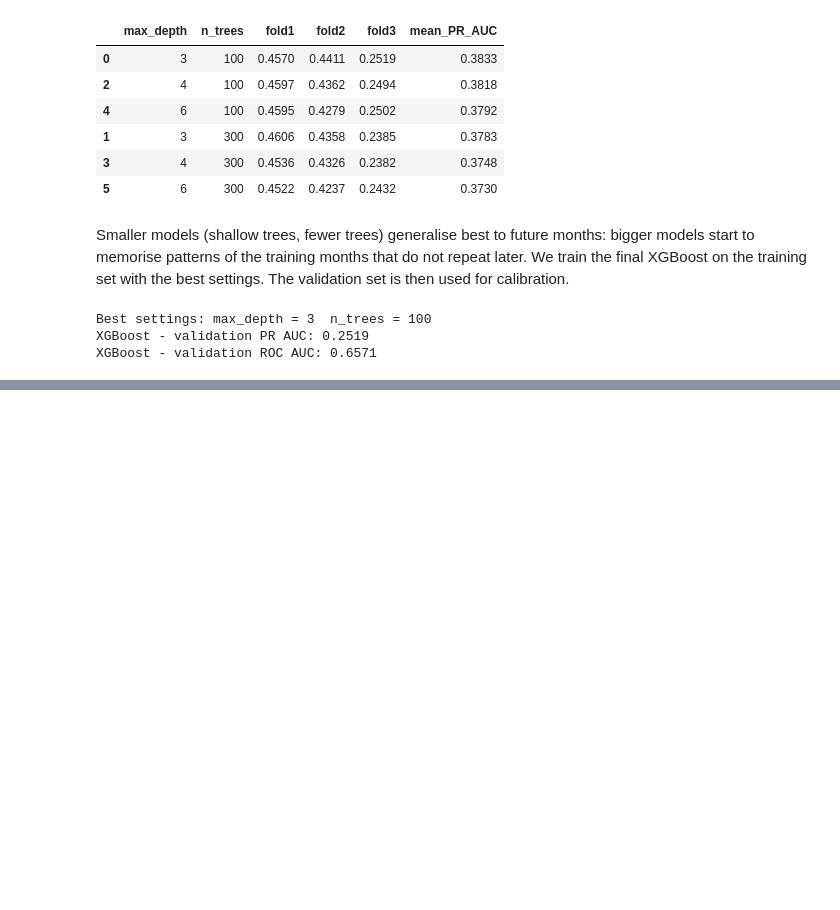
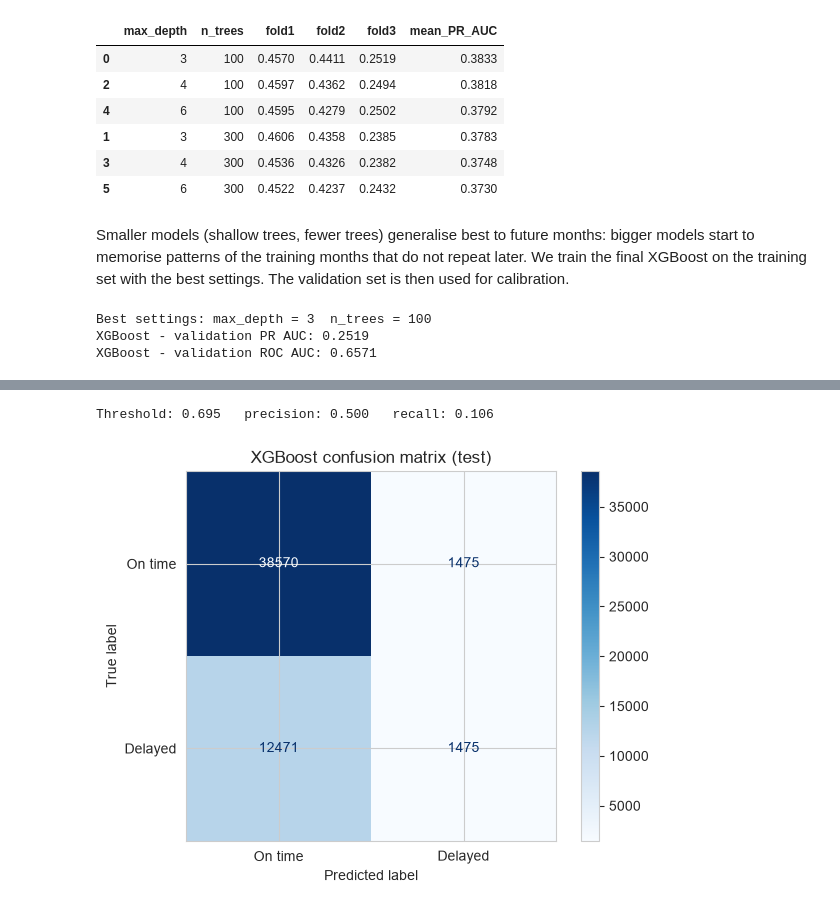
Before and after one commit to mayank-pillai-99/flight-delay-prediction, a Jupyter notebook: flight_delay_prediction.ipynb, the cells around one changed output, grey strips where cells are left out. Cells and saved outputs as stored; diff of their text form; code cells hidden in the pictures; blank space fills up the shorter version.

```diff
--- a/flight_delay_prediction.ipynb
+++ b/flight_delay_prediction.ipynb
@@ -520,0 +672,16 @@ XGBoost - validation ROC AUC: 0.6571
+# %%
+from sklearn.metrics import confusion_matrix, ConfusionMatrixDisplay
+
+precision, recall, thresholds = precision_recall_curve(y_test, test_prob_xgb)
+idx = np.argmax(precision[:-1] >= 0.5)       # first threshold with precision >= 0.5
+threshold = thresholds[idx]
+y_pred = (test_prob_xgb >= threshold).astype(int)
+
+print(f"Threshold: {threshold:.3f}   precision: {precision[idx]:.3f}   recall: {recall[idx]:.3f}")
+ConfusionMatrixDisplay(confusion_matrix(y_test, y_pred), display_labels=["On time", "Delayed"]).plot(cmap="Blues")
+plt.title("XGBoost confusion matrix (test)")
+plt.savefig("figures/confusion_matrix.png", dpi=150)
+plt.show()
+# %% [output]
+Threshold: 0.695   precision: 0.500   recall: 0.106
+[figure, added]
```
Also changed, not shown: parts of 11 cells of this notebook, 4 other files.
